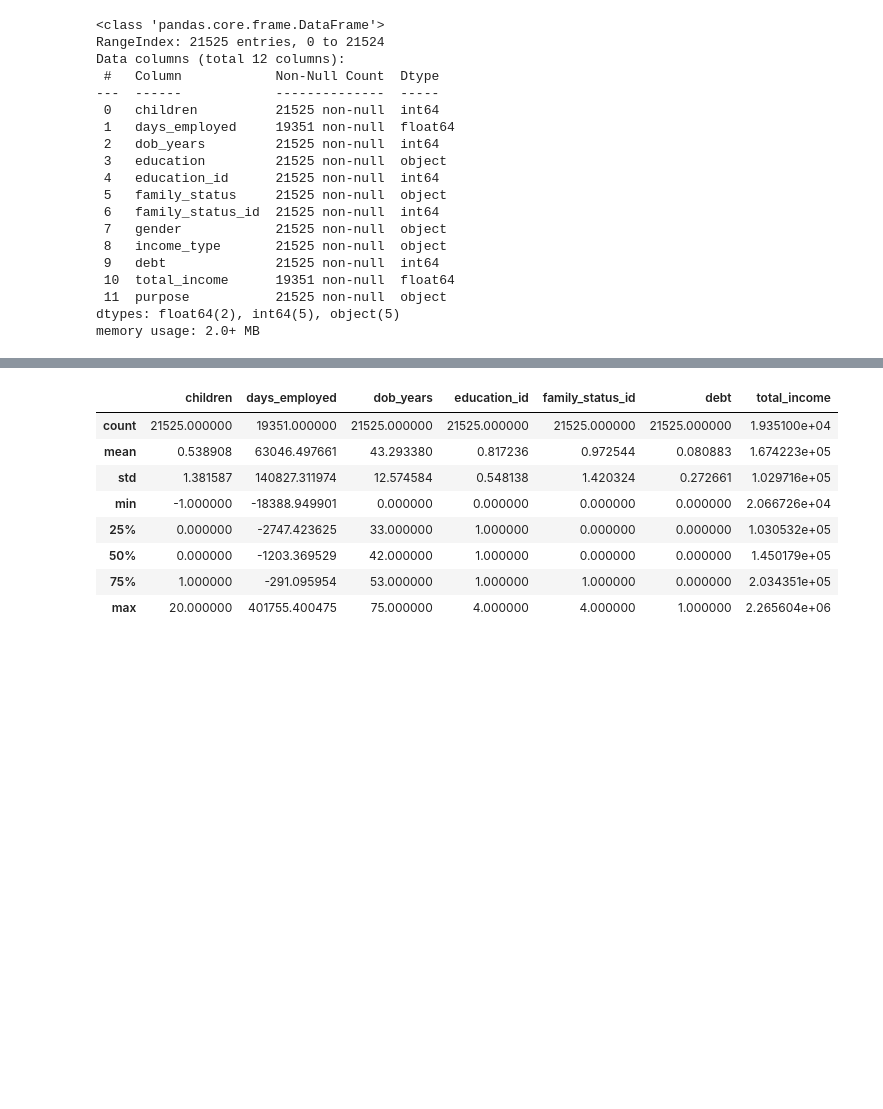
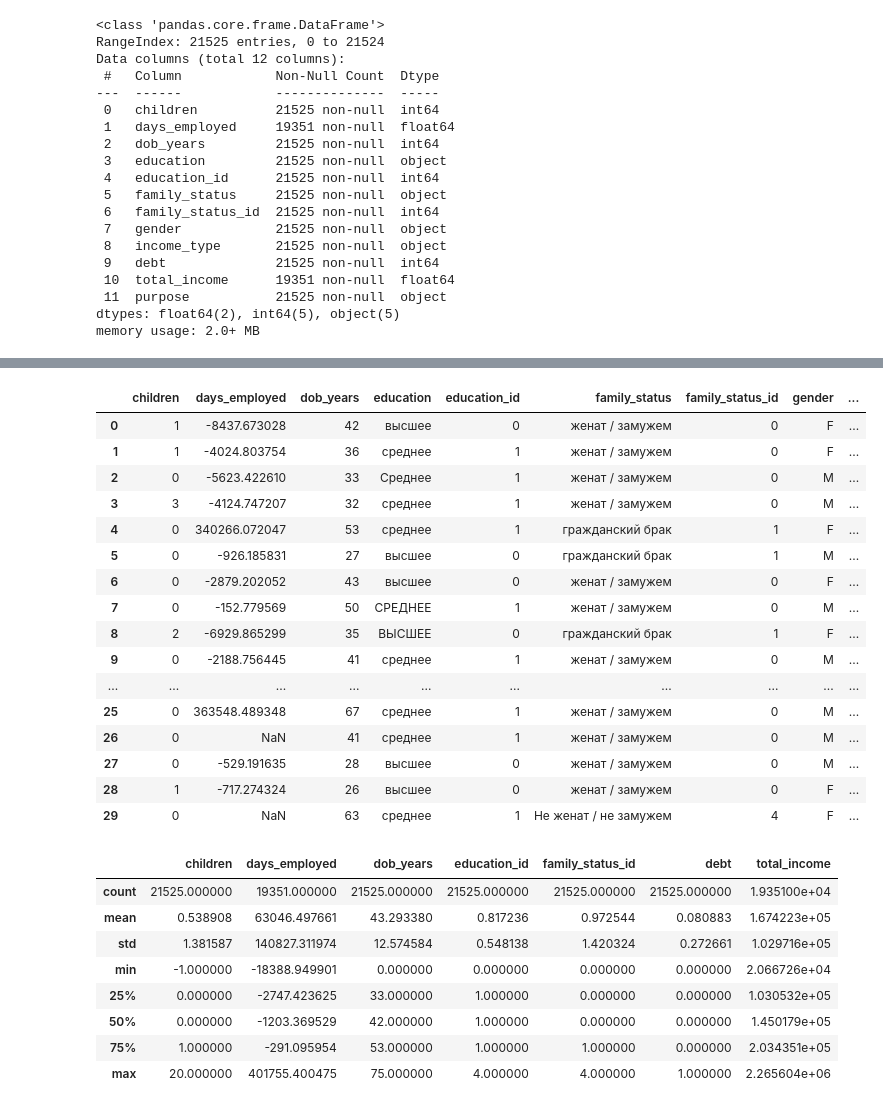
Before and after one commit to versus666jzx/practicum_ds, a Jupyter notebook: module_2/notebooks/credit_scoring.ipynb, the cells around one changed output, grey strips where cells are left out. Cells and saved outputs as stored; diff of their text form; code cells hidden in the pictures; blank space fills up the shorter version.

```diff
--- a/module_2/notebooks/credit_scoring.ipynb
+++ b/module_2/notebooks/credit_scoring.ipynb
@@ -45,3 +76,23 @@ memory usage: 2.0+ MB
+# %%
+data.head(30)
+# %% [output]
+|  | children | days_employed | dob_years | education | education_id | family_status | family_status_id | gender | ... |
+| 0 | 1 | -8437.673028 | 42 | высшее | 0 | женат / замужем | 0 | F | ... |
+| 1 | 1 | -4024.803754 | 36 | среднее | 1 | женат / замужем | 0 | F | ... |
+| 2 | 0 | -5623.422610 | 33 | Среднее | 1 | женат / замужем | 0 | M | ... |
+| 3 | 3 | -4124.747207 | 32 | среднее | 1 | женат / замужем | 0 | M | ... |
+| 4 | 0 | 340266.072047 | 53 | среднее | 1 | гражданский брак | 1 | F | ... |
+| 5 | 0 | -926.185831 | 27 | высшее | 0 | гражданский брак | 1 | M | ... |
+| 6 | 0 | -2879.202052 | 43 | высшее | 0 | женат / замужем | 0 | F | ... |
+| 7 | 0 | -152.779569 | 50 | СРЕДНЕЕ | 1 | женат / замужем | 0 | M | ... |
+| 8 | 2 | -6929.865299 | 35 | ВЫСШЕЕ | 0 | гражданский брак | 1 | F | ... |
+| 9 | 0 | -2188.756445 | 41 | среднее | 1 | женат / замужем | 0 | M | ... |
+| ... | ... | ... | ... | ... | ... | ... | ... | ... | ... |
+| 25 | 0 | 363548.489348 | 67 | среднее | 1 | женат / замужем | 0 | M | ... |
+| 26 | 0 | NaN | 41 | среднее | 1 | женат / замужем | 0 | M | ... |
+| 27 | 0 | -529.191635 | 28 | высшее | 0 | женат / замужем | 0 | M | ... |
+| 28 | 1 | -717.274324 | 26 | высшее | 0 | женат / замужем | 0 | F | ... |
+| 29 | 0 | NaN | 63 | среднее | 1 | Не женат / не замужем | 4 | F | ... |
 # %%
 data.describe()
 # %% [output]
```
Also changed, not shown: parts of 8 cells of this notebook.
